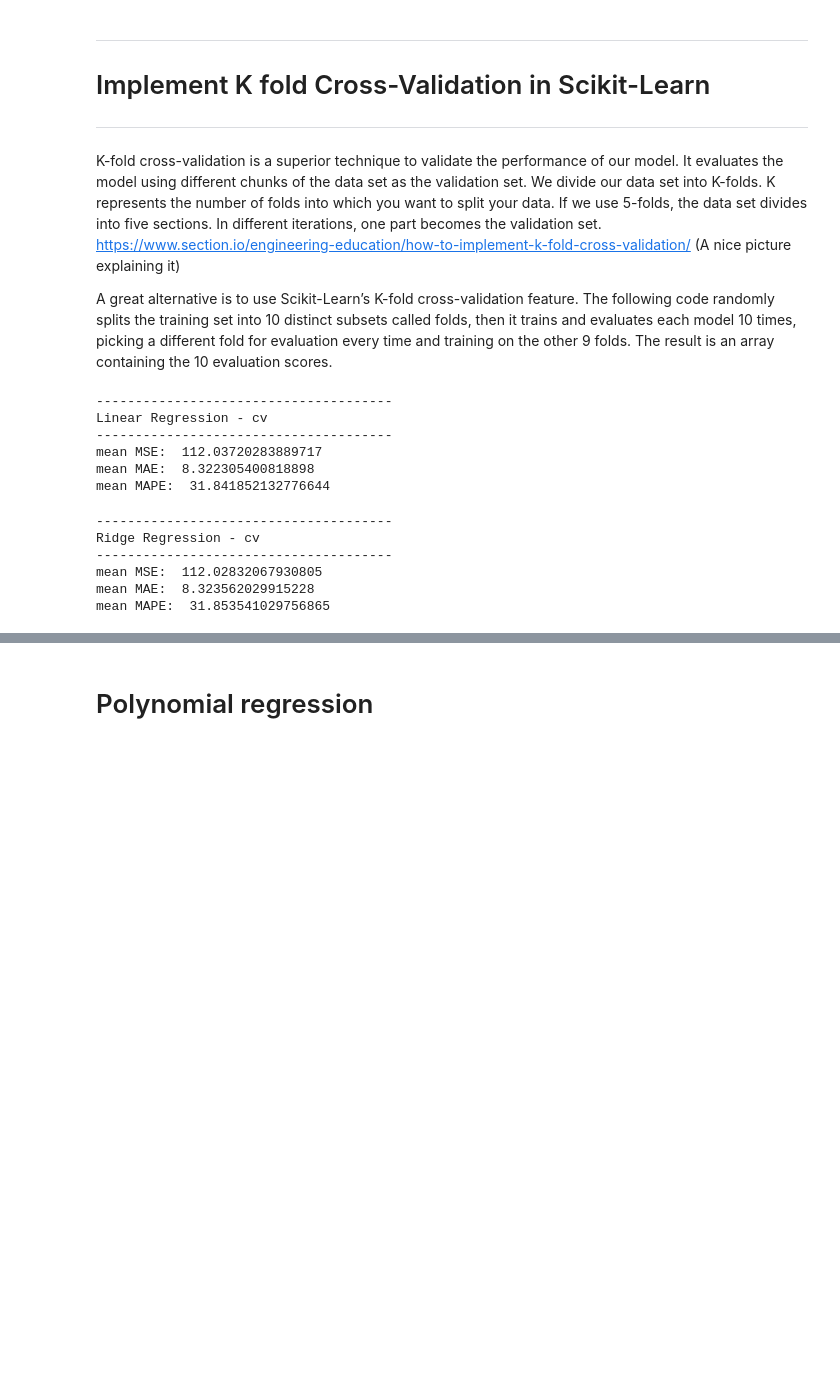
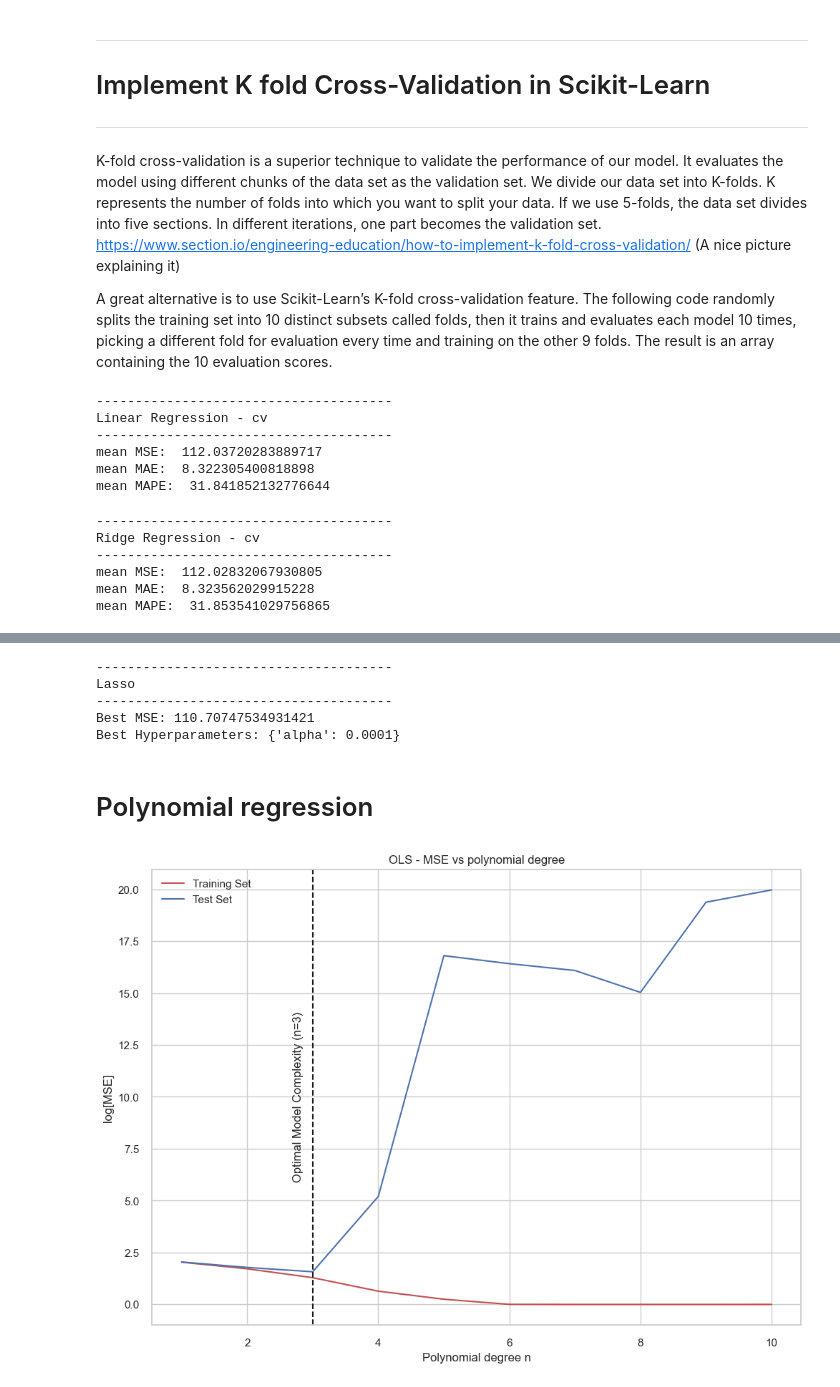
Before and after one commit to kcristinaa/ML-course, a Jupyter notebook: 1η εργασία/Πρόβλημα2.ipynb, the cells around one changed output, grey strips where cells are left out. Drawn from its saved outputs; the diff is of its cells as text; code cells hidden in the pictures; blank space fills up the shorter version.

```diff
--- a/1η εργασία/Πρόβλημα2.ipynb
+++ b/1η εργασία/Πρόβλημα2.ipynb
@@ -431,2 +453,67 @@ mean MAPE:  33.00024155685449
+# %%
+#define model
+model = Lasso()
+
+# define search
+search = GridSearchCV(model, param, scoring='neg_mean_squared_error', n_jobs=-1, cv=cv)
+
+# execute search
+result = search.fit(X_train_scaled, y_train)
+
+# summarize result
+print("--------------------------------------")
+print("Lasso")
+print("--------------------------------------")
+print('Best MSE: %s' % -result.best_score_)
+print('Best Hyperparameters: %s' % result.best_params_)
+# %% [output]
+--------------------------------------
+Lasso
+--------------------------------------
+Best MSE: 110.70747534931421
+Best Hyperparameters: {'alpha': 0.0001}
 # %% [markdown]
 # Polynomial regression
+# %%
+degrees = list(range(1,11))
+mse_train = []
+mse_test = []
+
+for degree in degrees:
+    #Creates a polynomial regression model for the given degree
+    poly_features = PolynomialFeatures(degree=degree)
+
+    # transforms the existing features to higher degree features
+    X_train_poly = poly_features.fit_transform(X_train_scaled)
+
+    # fit the transformed features to Linear Regression
+    poly_model = LinearRegression()
+    poly_model.fit(X_train_poly, y_train)
+
+
+    # predicting on training data-set
+    y_train_predicted = poly_model.predict(X_train_poly)
+
+    # predicting on test data-set
+    y_test_predict = poly_model.predict(poly_features.fit_transform(X_test_scaled))
+
+    # evaluating the model on training dataset
+    #mse_train = mean_squared_error(y_train, y_train_predicted)
+    mse_train.append(mean_squared_error(y_train, y_train_predicted))
+
+    # evaluating the model on test dataset
+    #mse_test = mean_squared_error(y_test, y_test_predict)
+    mse_test.append(mean_squared_error(y_test, y_test_predict))
+
+plt.plot(degrees, np.log10(mse_train), 'r', label='Training Set')
+plt.plot(degrees, np.log10(mse_test), 'b', label='Test Set')
+plt.axvline(x = 3, color='k', linestyle='--')
+plt.text(2.7, 6, 'Optimal Model Complexity (n=3)', rotation = 90)
+plt.xlabel('Polynomial degree n')
+plt.ylabel('log[MSE]')
+plt.title('OLS - MSE vs polynomial degree')
+plt.legend()
+plt.savefig("visualizations/polynomial_regression.png",bbox_inches='tight')
+plt.show()
+# %% [output]
+[figure, added]
```
Also changed, not shown: parts of 13 cells of this notebook, 6 other files.
